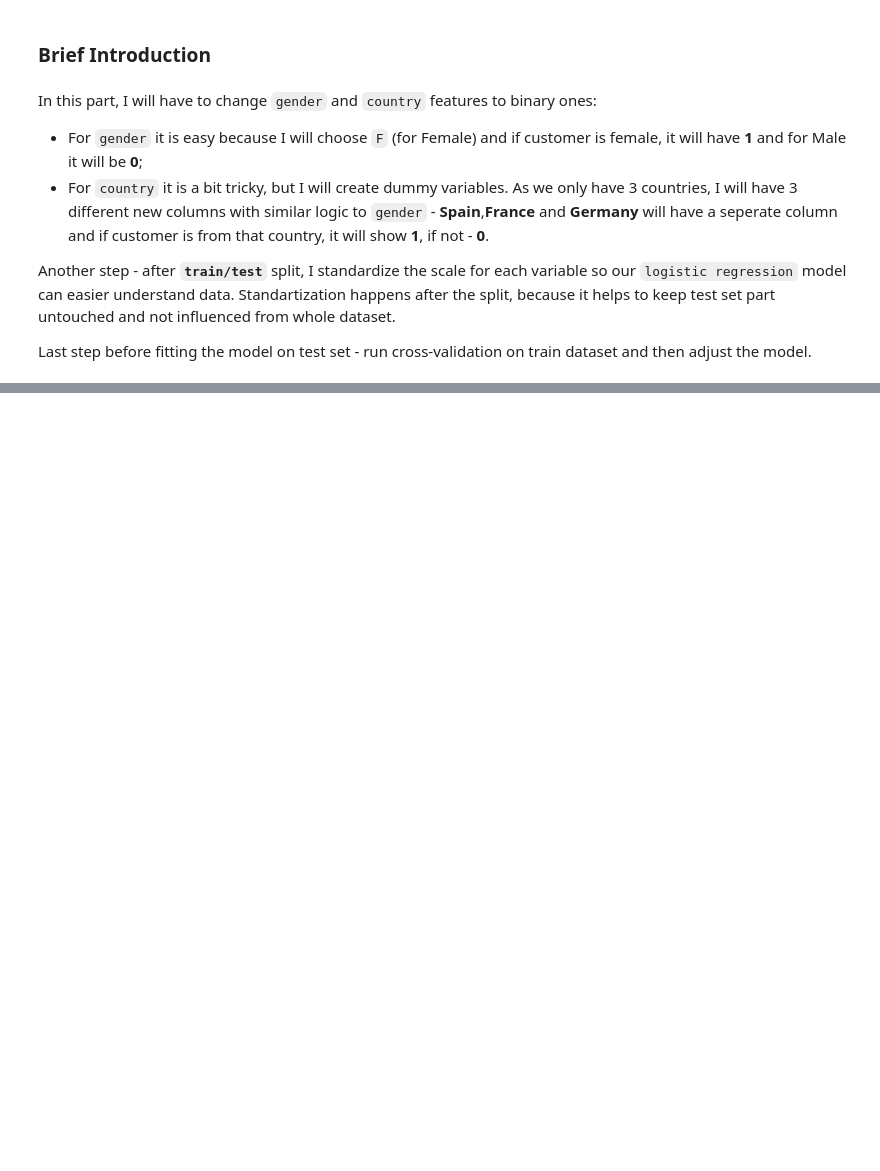
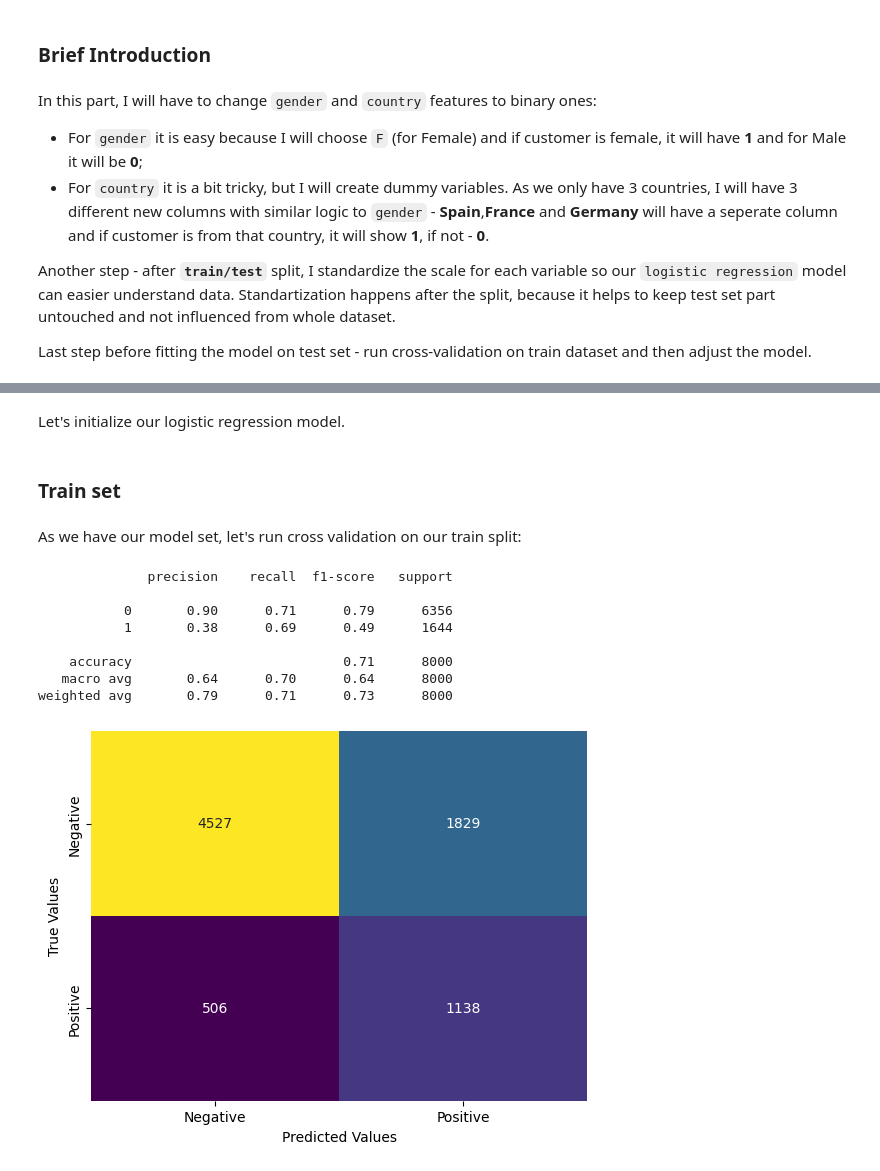
Before and after one commit to ArvydasKacinas/Bank-Customer-Churn, a Jupyter notebook: ML_Notebook.ipynb, the cells around one changed output, grey strips where cells are left out. Cells and saved outputs as stored; diff of their text form; code cells hidden in the pictures; blank space fills up the shorter version.

```diff
--- a/ML_Notebook.ipynb
+++ b/ML_Notebook.ipynb
@@ -313,0 +388,2 @@ Last step before fitting the model on test set - run cross-validation on train d
+# %%
+X_train, X_test, y_train, y_test = train_test_split(X,y, test_size=0.2, random_state=42)
@@ -313,0 +392,2 @@ Last step before fitting the model on test set - run cross-validation on train d
+# %%
+scaler = StandardScaler()
@@ -313,0 +396,33 @@ Last step before fitting the model on test set - run cross-validation on train d
+# %%
+X_train[numerical_feats] = scaler.fit_transform(X_train[numerical_feats])
+X_test[numerical_feats] = scaler.fit_transform(X_test[numerical_feats])
+# %% [markdown]
+Let's initialize our logistic regression model.
+# %%
+model = LogisticRegression(fit_intercept=True, class_weight="balanced", max_iter=1000)
+# %% [markdown]
+### Train set
+# %% [markdown]
+As we have our model set, let's run cross validation on our train split:
+# %%
+cv_prediction = cross_val_predict(model, X_train, y_train, cv=5)
+print(classification_report(y_train,cv_prediction))
+
+conf_matrix_train = confusion_matrix(y_train,cv_prediction)
+labels= ["Negative","Positive"]
+ax=plt.subplot()
+sns.heatmap(conf_matrix_train,annot=True,cmap="viridis",cbar=False,fmt="g")
+ax.set_xlabel("Predicted Values")
+ax.set_ylabel("True Values")
+ax.xaxis.set_ticklabels(labels)
+ax.yaxis.set_ticklabels(labels);
+# %% [output]
+              precision    recall  f1-score   support
+
+           0       0.90      0.71      0.79      6356
+           1       0.38      0.69      0.49      1644
+
+    accuracy                           0.71      8000
+   macro avg       0.64      0.70      0.64      8000
+weighted avg       0.79      0.71      0.73      8000
+[figure, added]
```
Also changed, not shown: parts of 39 cells of this notebook, 2 other files.
